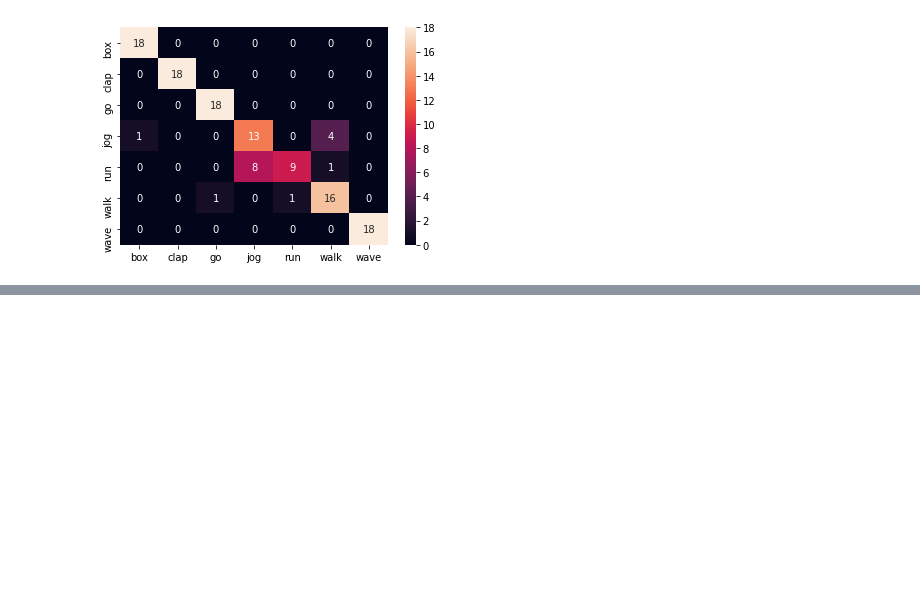
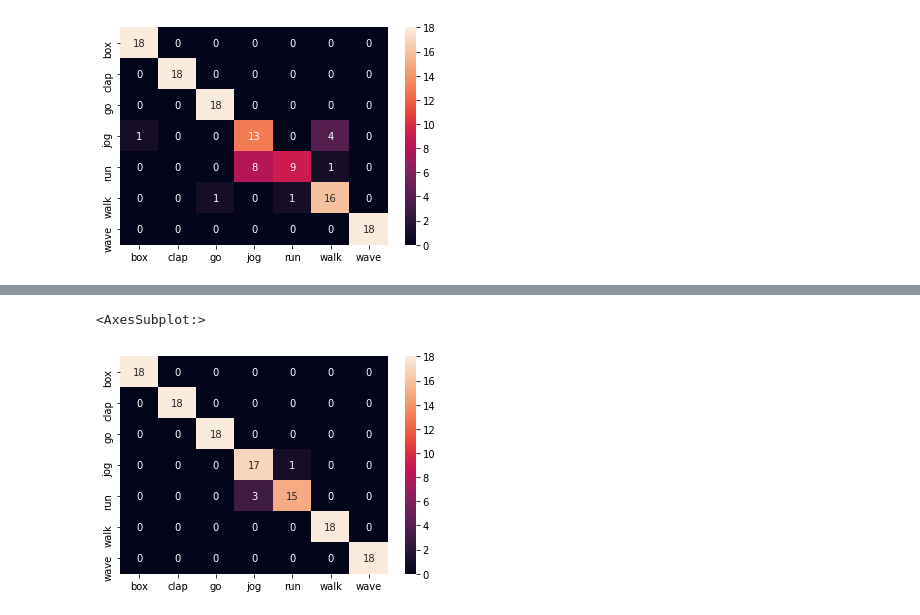
Before and after one commit to androbaza/CV-child-action-recognition, a Jupyter notebook: my-mmaction.ipynb, the cells around one changed output, grey strips where cells are left out. Drawn from its saved outputs; the diff is of its cells as text; code cells hidden in the pictures; blank space fills up the shorter version.

Commit message:
add i3D-rgb results

```diff
--- a/my-mmaction.ipynb
+++ b/my-mmaction.ipynb
@@ -2994,0 +3154,5 @@ sns.heatmap(cf_mat, annot=True, xticklabels = ['box', 'clap', 'go', 'jog', 'run'
+# %%
+import pickle
+
+with open(f"{cfg.work_dir}/model50e", 'wb') as f:
+    pickle.dump(model, f)
@@ -2994,0 +3207,27 @@ sns.heatmap(cf_mat, annot=True, xticklabels = ['box', 'clap', 'go', 'jog', 'run'
+# %%
+from mmaction.apis import single_gpu_test
+from mmaction.datasets import build_dataloader
+from mmcv.parallel import MMDataParallel
+from mmaction.models import build_model
+from mmaction.datasets import build_dataset
+
+# model = build_model(cfg.model, train_cfg=cfg.get('train_cfg'), test_cfg=cfg.get('test_cfg'))
+# Build a test dataloader
+dataset = build_dataset(cfg.data.test, dict(test_mode=True))
+data_loader = build_dataloader(
+        dataset,
+        videos_per_gpu=2,
+        workers_per_gpu=4,
+        dist=False,
+        shuffle=False)
+model = MMDataParallel(model, device_ids=[0])
+outputs = single_gpu_test(model, data_loader)
+
+eval_config = cfg.evaluation
+eval_config.pop('interval')
+eval_res = dataset.evaluate(outputs, **eval_config)
+for name, val in eval_res.items():
+    print(f'{name}: {val:.04f}')
+
+output_config = cfg.output_config
+dataset.dump_results(outputs, **output_config)
@@ -2994,0 +3247,13 @@ sns.heatmap(cf_mat, annot=True, xticklabels = ['box', 'clap', 'go', 'jog', 'run'
+# %%
+import seaborn as sns
+import numpy as np
+from mmaction.core import confusion_matrix
+
+gt_labels = [ann['label'] for ann in dataset.load_annotations()]
+pred = np.argmax(outputs, axis=1)
+cf_mat = confusion_matrix(pred, gt_labels).astype(float)
+
+sns.heatmap(cf_mat, annot=True, xticklabels = ['box', 'clap', 'go', 'jog', 'run', 'walk', 'wave'], yticklabels = ['box', 'clap', 'go', 'jog', 'run', 'walk', 'wave'] )
+# %% [output]
+<AxesSubplot:>
+[figure, added]
```
Also changed, not shown: parts of 10 cells of this notebook, 3 other files.
